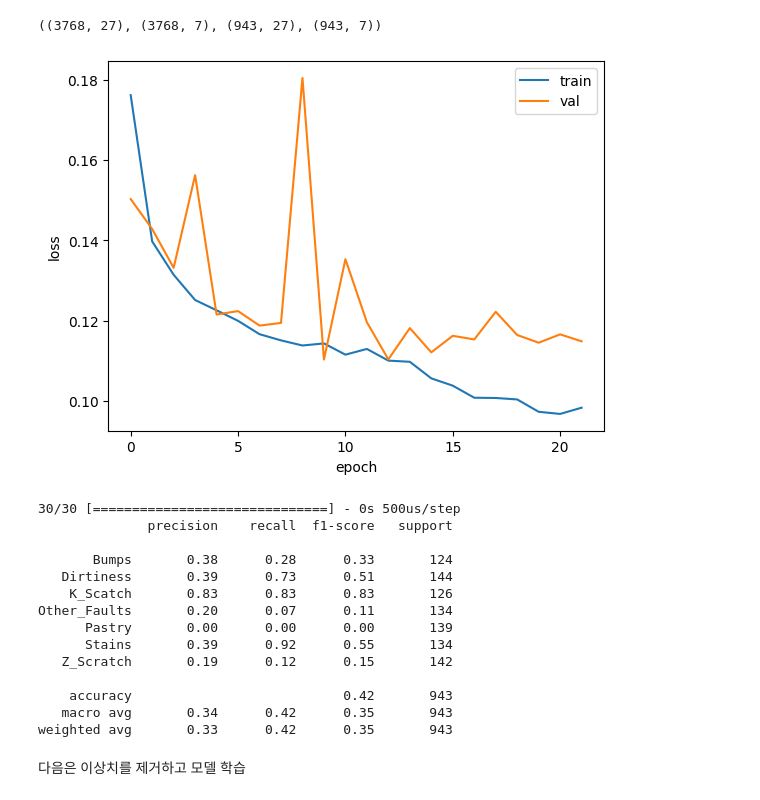
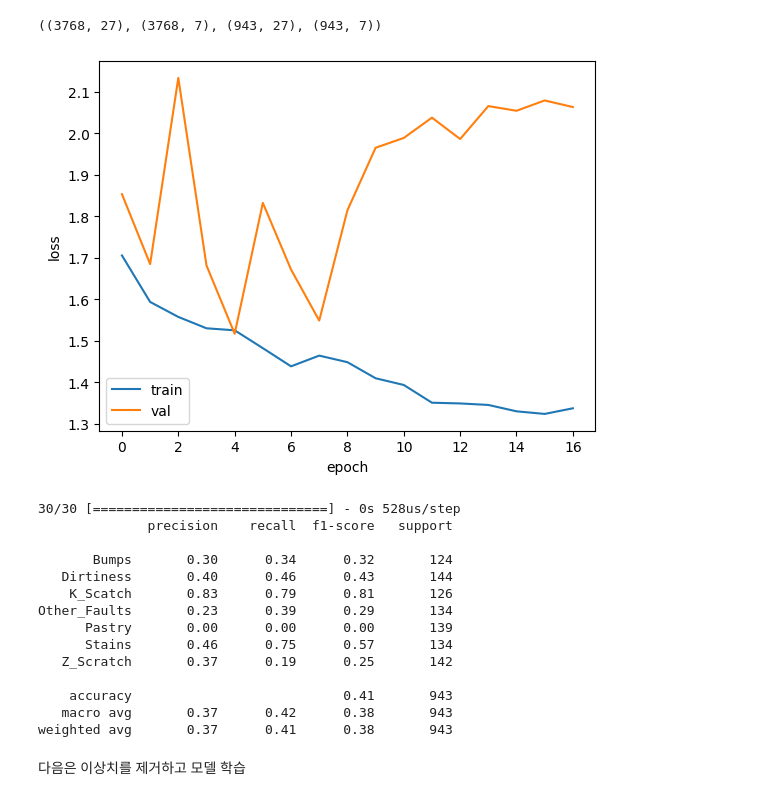
Before and after one commit to KHP95/AIB_TP1, a Jupyter notebook: muti_classification_2.ipynb, the cells around one changed output. Cells and saved outputs as stored; diff of their text form; code cells hidden in the pictures.

Commit message:
adjust softmax and categorical_crossentropy

```diff
--- a/muti_classification_2.ipynb
+++ b/muti_classification_2.ipynb
@@ -249,50 +249,40 @@ valid_ds = valid_ds.cache().batch(32)
 # Define the keras model
 l1 = tf.keras.regularizers.l1(1e-4)
 nn = keras.models.Sequential([
-    keras.layers.Dense(64, input_shape=[X_train.shape[1]],
-                       kernel_regularizer=l1),
+    keras.layers.Dense(64, input_shape=[X_train.shape[1]], kernel_regularizer=l1),
     keras.layers.BatchNormalization(),
     keras.layers.ReLU(),
     keras.layers.Dense(32, kernel_regularizer=l1),
     keras.layers.BatchNormalization(),
     keras.layers.ReLU(),
     keras.layers.Dense(16, kernel_regularizer=l1),
     keras.layers.BatchNormalization(),
     keras.layers.ReLU(),
     keras.layers.Dense(8, kernel_regularizer=l1),
     keras.layers.BatchNormalization(),
     keras.layers.ReLU(),
-    keras.layers.Dense(y_train.shape[1]), # Adjusted here
+    keras.layers.Dense(y_train.shape[1], activation='softmax'), # Adjust softmax
 ])
 
 # Compile the model
-nn.compile(optimizer=keras.optimizers.Adam(0.01),
-           loss='mse')
+nn.compile(optimizer=keras.optimizers.Adam(0.01), loss='categorical_crossentropy') # Adjust optimizer and loss "categorical_crossentropy"
 
 # Define callbacks
-reduce_lr = tf.keras.callbacks.ReduceLROnPlateau(monitor='val_loss',
-                                                 factor=0.5, patience=6,
-                                                 verbose=0, mode='auto')
-e_stop = tf.keras.callbacks.EarlyStopping(monitor='val_loss',
-                                          patience=12,
-                                          restore_best_weights=True)
+reduce_lr = tf.keras.callbacks.ReduceLROnPlateau(monitor='val_loss', factor=0.5, patience=6, verbose=0, mode='auto')
+e_stop = tf.keras.callbacks.EarlyStopping(monitor='val_loss', patience=12, restore_best_weights=True)
 
 # Train the model
-hist = nn.fit(train_ds,
-              validation_data=valid_ds,
-              epochs=200,
-              callbacks=[reduce_lr, e_stop],
-              verbose=0)
+hist = nn.fit(train_ds, validation_data=valid_ds, epochs=200, callbacks=[reduce_lr, e_stop], verbose=0)
 
 # Plot the training and validation loss
 plt.plot(hist.history['loss'], label='train')
 plt.plot(hist.history['val_loss'], label='val')
 plt.xlabel('epoch')
 plt.ylabel('loss')
 plt.legend()
 plt.show()
 # %% [output]
-[figure, old version]
+[figure, new version]
 # %%
 # Make predictions on the validation set
 y_val_pred = nn.predict(X_val)
@@ -310,20 +300,20 @@ classification_rep = classification_report(y_val_true, y_val_pred, target_names=
 
 print(classification_rep)
 # %% [output]
-30/30 [==============================] - 0s 500us/step
+30/30 [==============================] - 0s 528us/step
               precision    recall  f1-score   support
 
-       Bumps       0.38      0.28      0.33       124
-   Dirtiness       0.39      0.73      0.51       144
-    K_Scatch       0.83      0.83      0.83       126
-Other_Faults       0.20      0.07      0.11       134
+       Bumps       0.30      0.34      0.32       124
+   Dirtiness       0.40      0.46      0.43       144
+    K_Scatch       0.83      0.79      0.81       126
+Other_Faults       0.23      0.39      0.29       134
       Pastry       0.00      0.00      0.00       139
-      Stains       0.39      0.92      0.55       134
-   Z_Scratch       0.19      0.12      0.15       142
+      Stains       0.46      0.75      0.57       134
+   Z_Scratch       0.37      0.19      0.25       142
 
-    accuracy                           0.42       943
-   macro avg       0.34      0.42      0.35       943
-weighted avg       0.33      0.42      0.35       943
+    accuracy                           0.41       943
+   macro avg       0.37      0.42      0.38       943
+weighted avg       0.37      0.41      0.38       943
 # %% [markdown]
 다음은 이상치를 제거하고 모델 학습
 # %%
```
